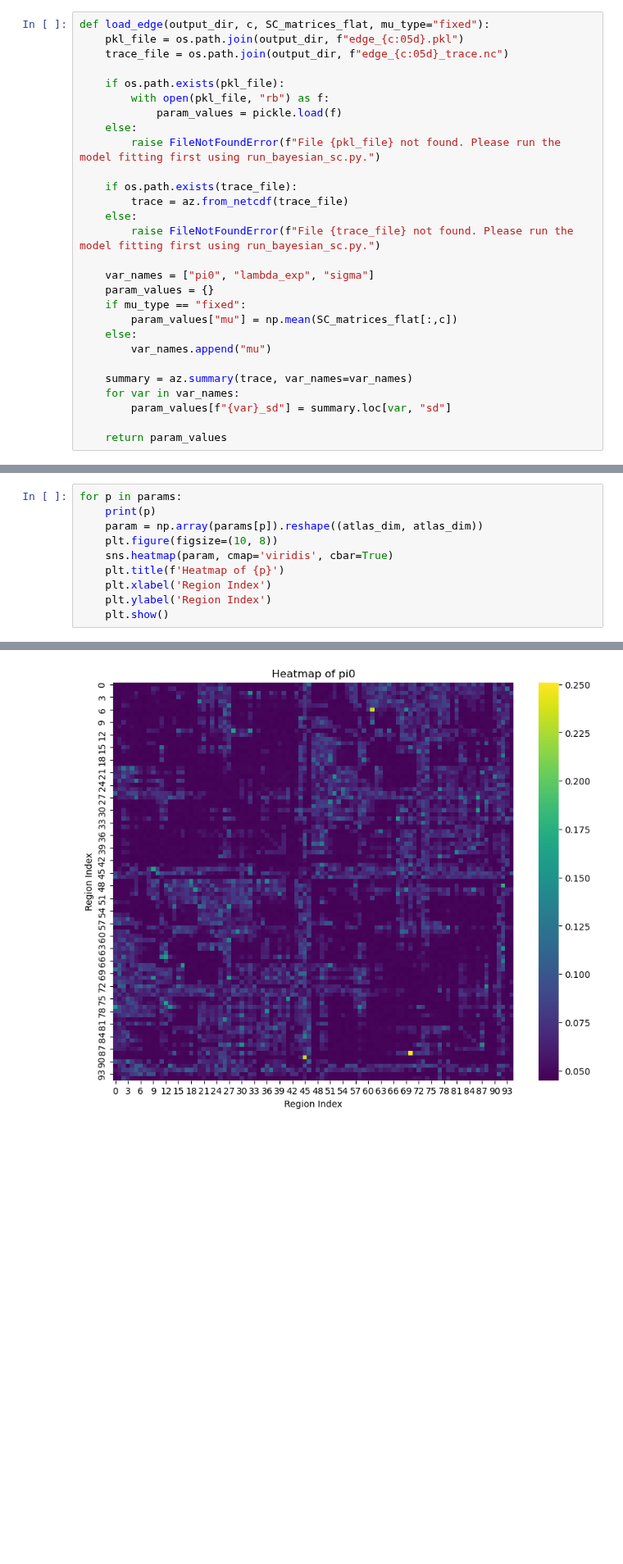
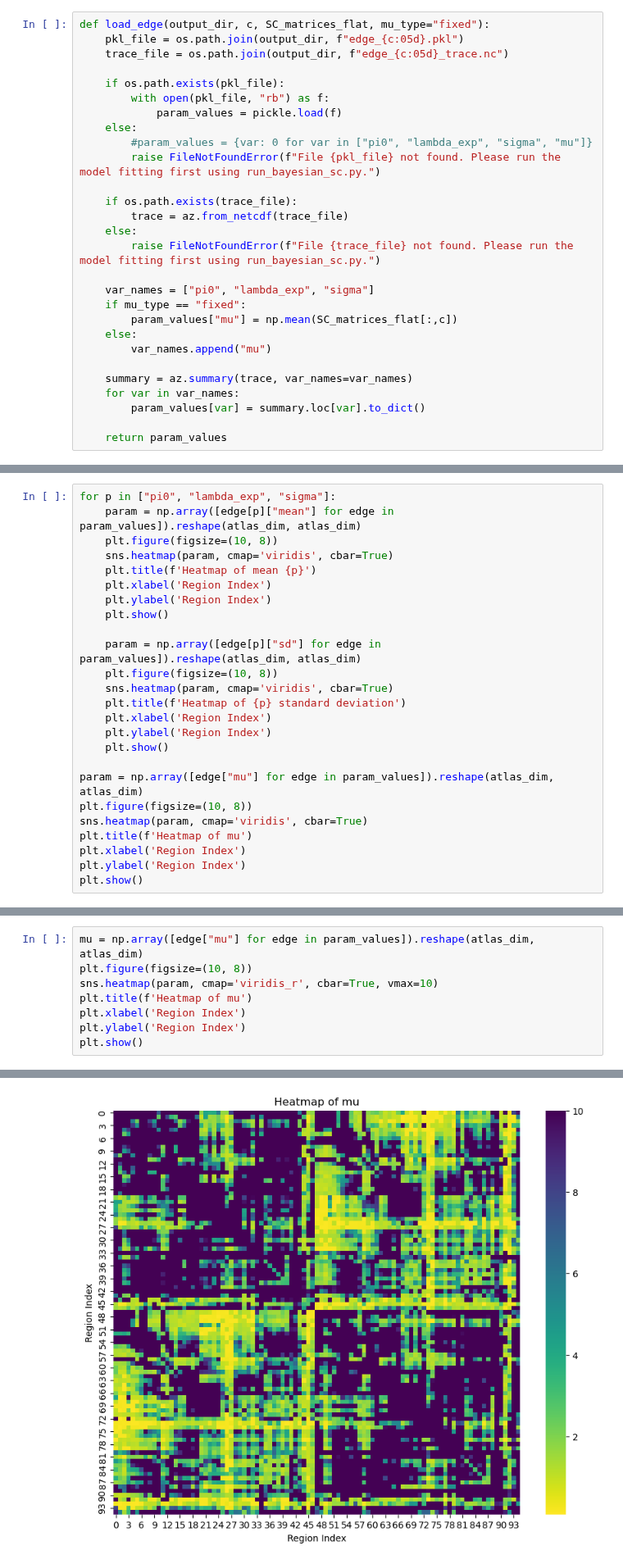
Before and after one commit to oesteban/hcph-sops, a Jupyter notebook: docs/analysis/bayesian_modeling_sc.ipynb, the cells around one changed output, grey strips where cells are left out. Shown at 82% size. Saved outputs shown, nothing was run; the diff lists cells and outputs as text; blank space fills up the shorter version.

```diff
--- a/docs/analysis/bayesian_modeling_sc.ipynb
+++ b/docs/analysis/bayesian_modeling_sc.ipynb
@@ -139,6 +142,7 @@ def load_edge(output_dir, c, SC_matrices_flat, mu_type="fixed"):
         with open(pkl_file, "rb") as f:
             param_values = pickle.load(f)
     else:
+        #param_values = {var: 0 for var in ["pi0", "lambda_exp", "sigma", "mu"]}
         raise FileNotFoundError(f"File {pkl_file} not found. Please run the model fitting first using run_bayesian_sc.py.")
 
     if os.path.exists(trace_file):
@@ -147,7 +151,6 @@ def load_edge(output_dir, c, SC_matrices_flat, mu_type="fixed"):
         raise FileNotFoundError(f"File {trace_file} not found. Please run the model fitting first using run_bayesian_sc.py.")
 
     var_names = ["pi0", "lambda_exp", "sigma"]
-    param_values = {}
     if mu_type == "fixed":
         param_values["mu"] = np.mean(SC_matrices_flat[:,c])
     else:
@@ -155,6 +158,6 @@ def load_edge(output_dir, c, SC_matrices_flat, mu_type="fixed"):
 
     summary = az.summary(trace, var_names=var_names)
     for var in var_names:
-        param_values[f"{var}_sd"] = summary.loc[var, "sd"]
+        param_values[var] = summary.loc[var].to_dict()
 
     return param_values
@@ -181,0 +186,25 @@ Shape of SC matrices: (36, 95, 95)
+# %%
+for p in ["pi0", "lambda_exp", "sigma"]:
+    param = np.array([edge[p]["mean"] for edge in param_values]).reshape(atlas_dim, atlas_dim)
+    plt.figure(figsize=(10, 8))
+    sns.heatmap(param, cmap='viridis', cbar=True)
+    plt.title(f'Heatmap of mean {p}')
+    plt.xlabel('Region Index')
+    plt.ylabel('Region Index')
+    plt.show()
+
+    param = np.array([edge[p]["sd"] for edge in param_values]).reshape(atlas_dim, atlas_dim)
+    plt.figure(figsize=(10, 8))
+    sns.heatmap(param, cmap='viridis', cbar=True)
+    plt.title(f'Heatmap of {p} standard deviation')
+    plt.xlabel('Region Index')
+    plt.ylabel('Region Index')
+    plt.show()
+
+param = np.array([edge["mu"] for edge in param_values]).reshape(atlas_dim, atlas_dim)
+plt.figure(figsize=(10, 8))
+sns.heatmap(param, cmap='viridis', cbar=True)
+plt.title(f'Heatmap of mu')
+plt.xlabel('Region Index')
+plt.ylabel('Region Index')
+plt.show()
@@ -182,11 +372,9 @@ Shape of SC matrices: (36, 95, 95)
 # %%
-for p in params:
-    print(p)
-    param = np.array(params[p]).reshape((atlas_dim, atlas_dim))
-    plt.figure(figsize=(10, 8))
-    sns.heatmap(param, cmap='viridis', cbar=True)
-    plt.title(f'Heatmap of {p}')
-    plt.xlabel('Region Index')
-    plt.ylabel('Region Index')
-    plt.show()
+mu = np.array([edge["mu"] for edge in param_values]).reshape(atlas_dim, atlas_dim)
+plt.figure(figsize=(10, 8))
+sns.heatmap(param, cmap='viridis_r', cbar=True, vmax=10)
+plt.title(f'Heatmap of mu')
+plt.xlabel('Region Index')
+plt.ylabel('Region Index')
+plt.show()
 # %% [output]
@@ -194 +381 @@ pi0
-[figure, old version]
+[figure, new version]
```
Also changed, not shown: parts of 10 cells of this notebook.
